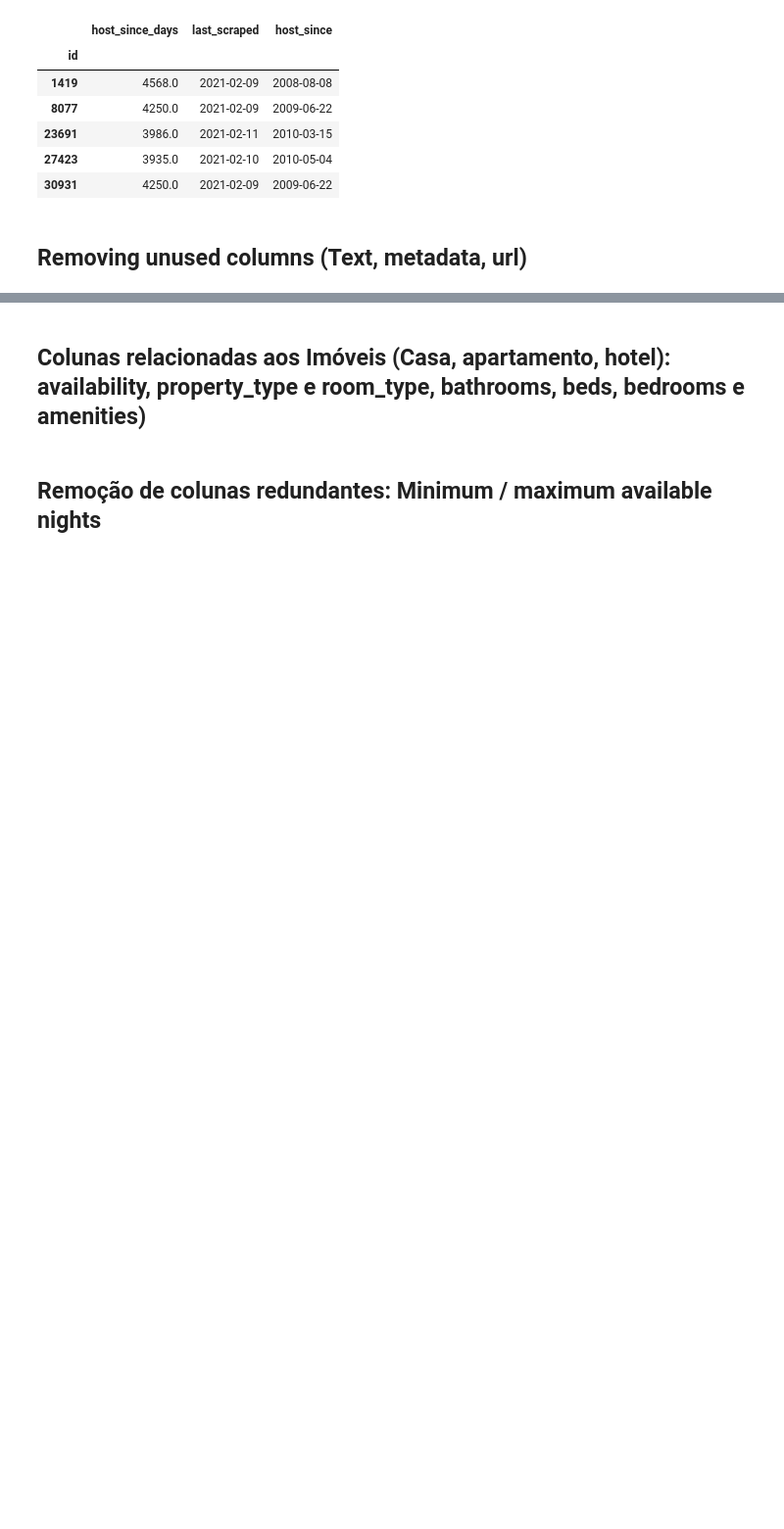
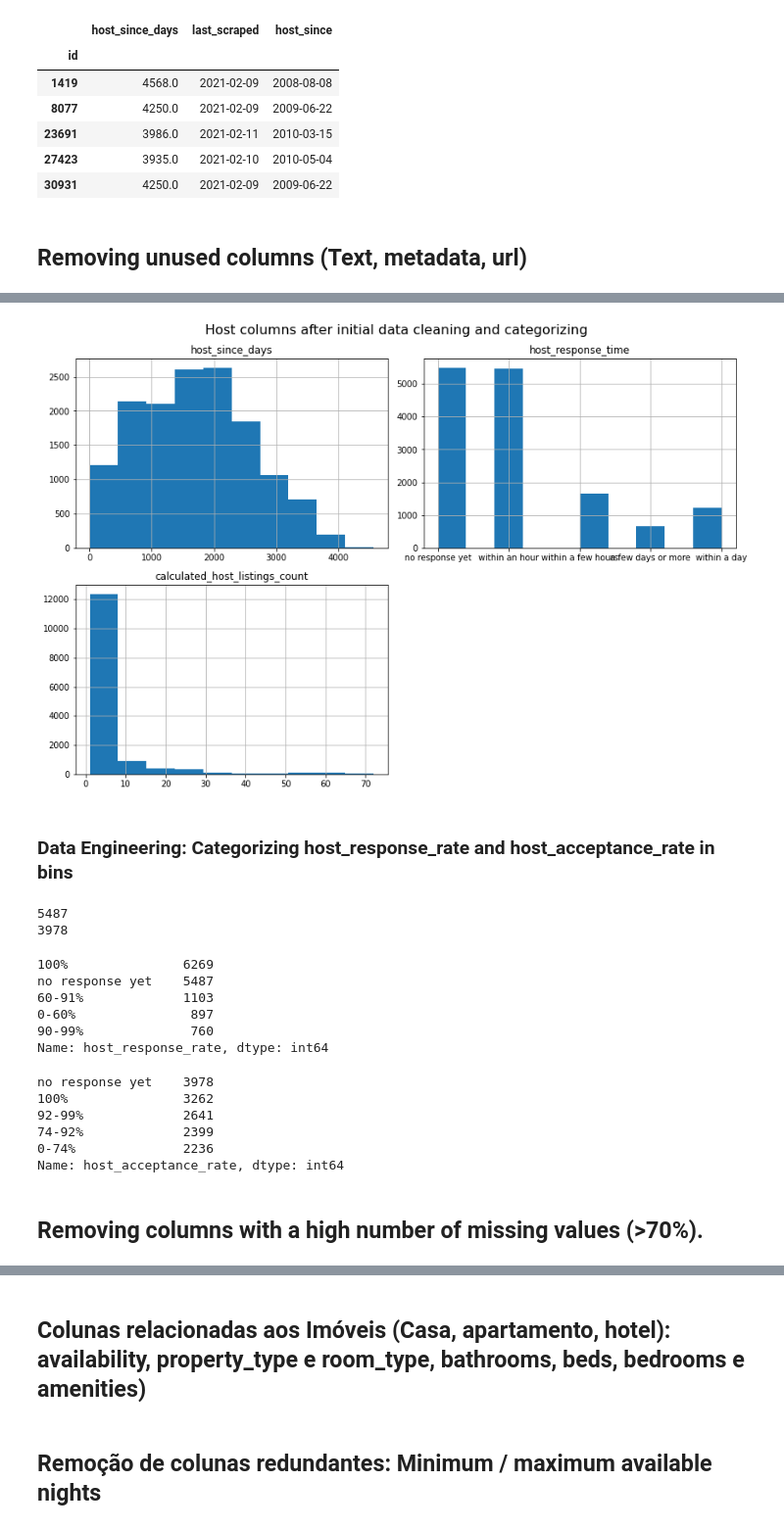
Before and after one commit to josmarcristello/Airbnb-Toronto-Analysis, a Jupyter notebook: 1-source/analysis.ipynb, the cells around one changed output, grey strips where cells are left out. Shown at 98% size. Saved outputs shown, nothing was run; the diff lists cells and outputs as text; code cells hidden in the pictures; blank space fills up the shorter version.

```diff
--- a/1-source/analysis.ipynb
+++ b/1-source/analysis.ipynb
@@ -388,0 +295,68 @@ Dropping a total of 4 columns.
+# %%
+host_columns = ['host_since_days','host_response_time','calculated_host_listings_count']
+sub_title = 'Host columns after initial data cleaning and categorizing'
+
+fig = plt.figure(figsize=(12,8))
+for i, var_name in enumerate(host_columns):
+    fig.suptitle(sub_title, fontsize=16)
+    ax = fig.add_subplot(2,2,i+1)
+    df[var_name].hist(ax=ax)
+    ax.set_title(var_name)
+fig.tight_layout()
+
+plt.show()
+#fig.savefig("host_columns.jpeg",format='jpeg', dpi=300)
+# %% [output]
+[figure, added]
+# %% [markdown]
+### Data Engineering: Categorizing host_response_rate and host_acceptance_rate in bins
+# %%
+# 5487 missing values (N/A). We will treat both of those as categoricals.
+# Since they are BOTH numericals, we will need to bin them.
+print(df['host_response_rate'].isna().sum())
+print(df['host_acceptance_rate'].isna().sum())
+# %% [output]
+5487
+3978
+# %%
+# Creating the bins
+df['host_response_rate'] = pd.cut(df['host_response_rate'],
+                               bins=[0, 60, 91, 99, 100],
+                               labels=['0-60%', '60-91%', '90-99%', '100%'],
+                               include_lowest=True)
+
+# Converting in string, and substituing N/As for Categoricals
+df['host_response_rate'] = df['host_response_rate'].astype('str')
+df['host_response_rate'].fillna('no response yet', inplace=True)
+
+# Category counts
+df['host_response_rate'].value_counts()
+# %% [output]
+100%               6269
+no response yet    5487
+60-91%             1103
+0-60%               897
+90-99%              760
+Name: host_response_rate, dtype: int64
+# %%
+# Creating the bins
+df['host_acceptance_rate'] = pd.cut(df['host_acceptance_rate'],
+                               bins=[0, 74, 92, 99, 100],
+                               labels=['0-74%', '74-92%', '92-99%', '100%'],
+                               include_lowest=True)
+
+# Converting in string, and substituing N/As for Categoricals
+df['host_acceptance_rate'] = df['host_acceptance_rate'].astype('str')
+df['host_acceptance_rate'].fillna('no response yet', inplace=True)
+
+# Category counts
+df['host_acceptance_rate'].value_counts()
+# %% [output]
+no response yet    3978
+100%               3262
+92-99%             2641
+74-92%             2399
+0-74%              2236
+Name: host_acceptance_rate, dtype: int64
+# %% [markdown]
+## Removing columns with a high number of missing values (>70%).
```
Also changed, not shown: parts of 37 cells of this notebook.
